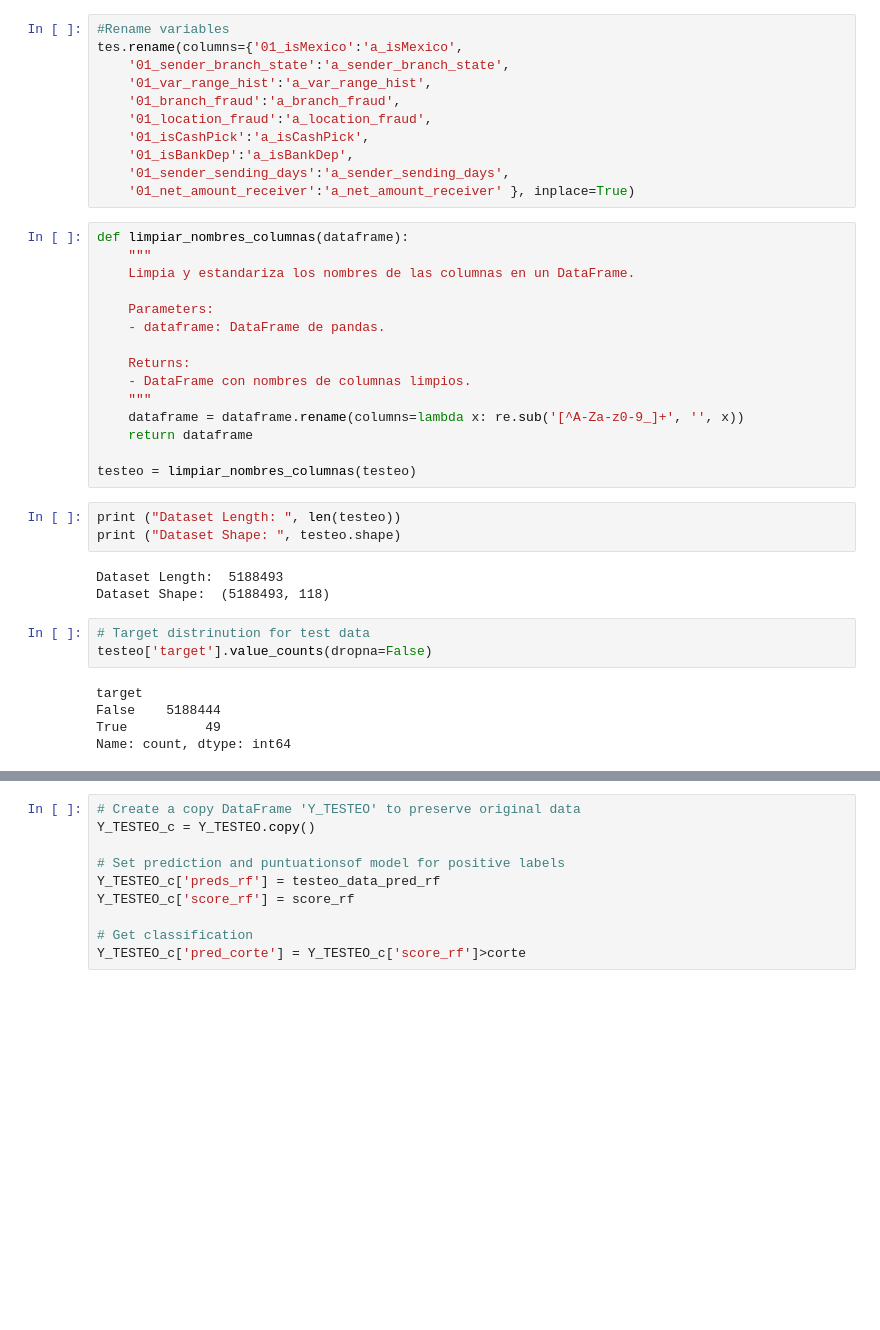
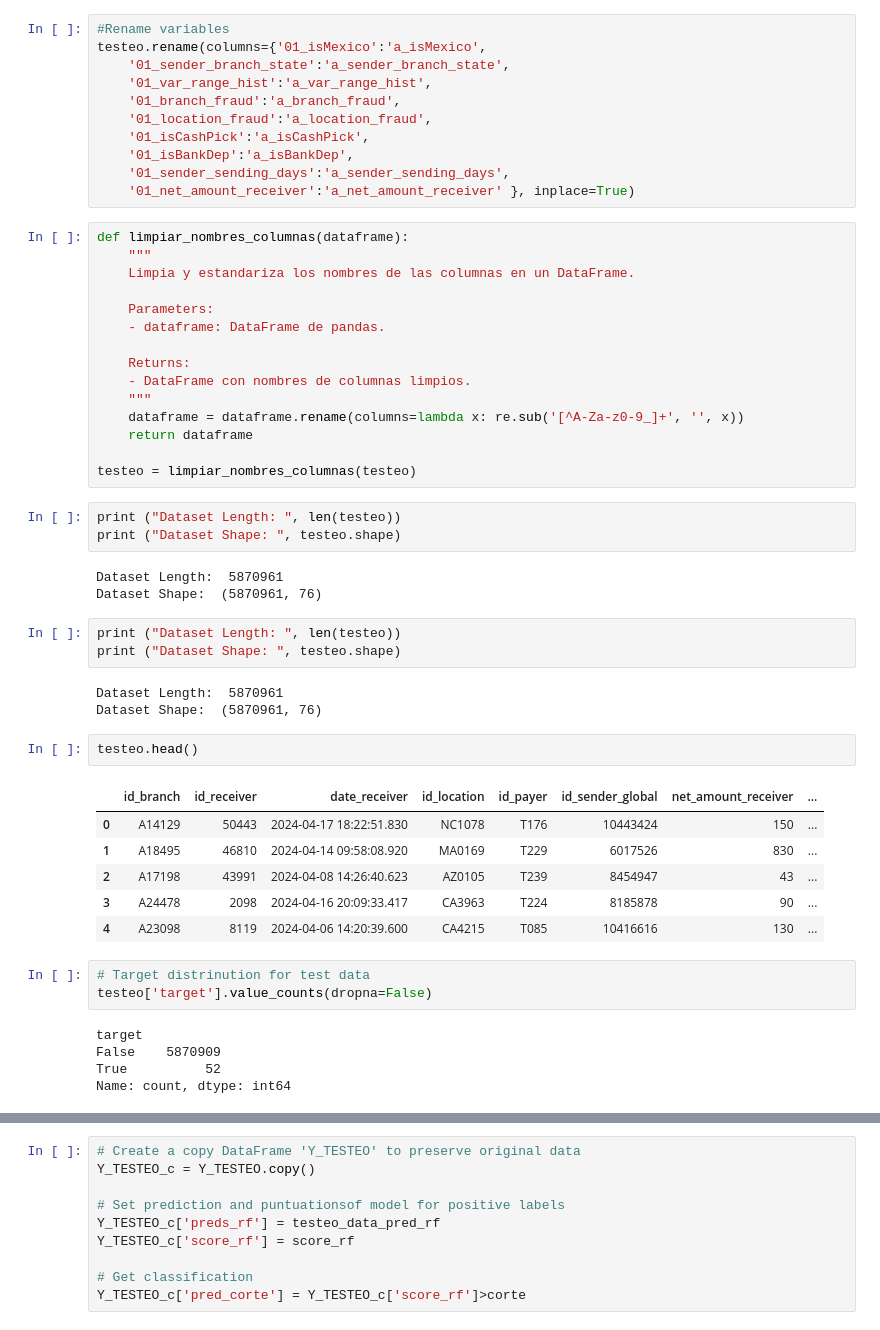
Before and after one commit to Magdaorozco644/ModelosAIm-dev, a Jupyter notebook: Analytics/5.Fraud/03-Train AWS Model(lgbm)-ModifiedVariables.ipynb, the cells around one changed output, grey strips where cells are left out. Drawn from its saved outputs; the diff is of its cells as text; blank space fills up the shorter version.

```diff
--- a/Analytics/5.Fraud/03-Train AWS Model(lgbm)-ModifiedVariables.ipynb
+++ b/Analytics/5.Fraud/03-Train AWS Model(lgbm)-ModifiedVariables.ipynb
@@ -540,7 +539,7 @@ Y = tes['target']
 testeo = tes
 # %%
 #Rename variables
-tes.rename(columns={'01_isMexico':'a_isMexico',
+testeo.rename(columns={'01_isMexico':'a_isMexico',
     '01_sender_branch_state':'a_sender_branch_state',
     '01_var_range_hist':'a_var_range_hist',
     '01_branch_fraud':'a_branch_fraud',
@@ -568,15 +567,30 @@ testeo = limpiar_nombres_columnas(testeo)
 print ("Dataset Length: ", len(testeo))
 print ("Dataset Shape: ", testeo.shape)
 # %% [output]
-Dataset Length:  5188493
-Dataset Shape:  (5188493, 118)
+Dataset Length:  5870961
+Dataset Shape:  (5870961, 76)
+# %%
+print ("Dataset Length: ", len(testeo))
+print ("Dataset Shape: ", testeo.shape)
+# %% [output]
+Dataset Length:  5870961
+Dataset Shape:  (5870961, 76)
+# %%
+testeo.head()
+# %% [output]
+|  | id_branch | id_receiver | date_receiver | id_location | id_payer | id_sender_global | net_amount_receiver | ... |
+| 0 | A14129 | 50443 | 2024-04-17 18:22:51.830 | NC1078 | T176 | 10443424 | 150 | ... |
+| 1 | A18495 | 46810 | 2024-04-14 09:58:08.920 | MA0169 | T229 | 6017526 | 830 | ... |
+| 2 | A17198 | 43991 | 2024-04-08 14:26:40.623 | AZ0105 | T239 | 8454947 | 43 | ... |
+| 3 | A24478 | 2098 | 2024-04-16 20:09:33.417 | CA3963 | T224 | 8185878 | 90 | ... |
+| 4 | A23098 | 8119 | 2024-04-06 14:20:39.600 | CA4215 | T085 | 10416616 | 130 | ... |
 # %%
 # Target distrinution for test data
 testeo['target'].value_counts(dropna=False)
 # %% [output]
 target
-False    5188444
-True          49
+False    5870909
+True          52
 Name: count, dtype: int64
 # %%
 # Variables of model
```
Also changed, not shown: parts of 18 cells of this notebook, 3 other files.
